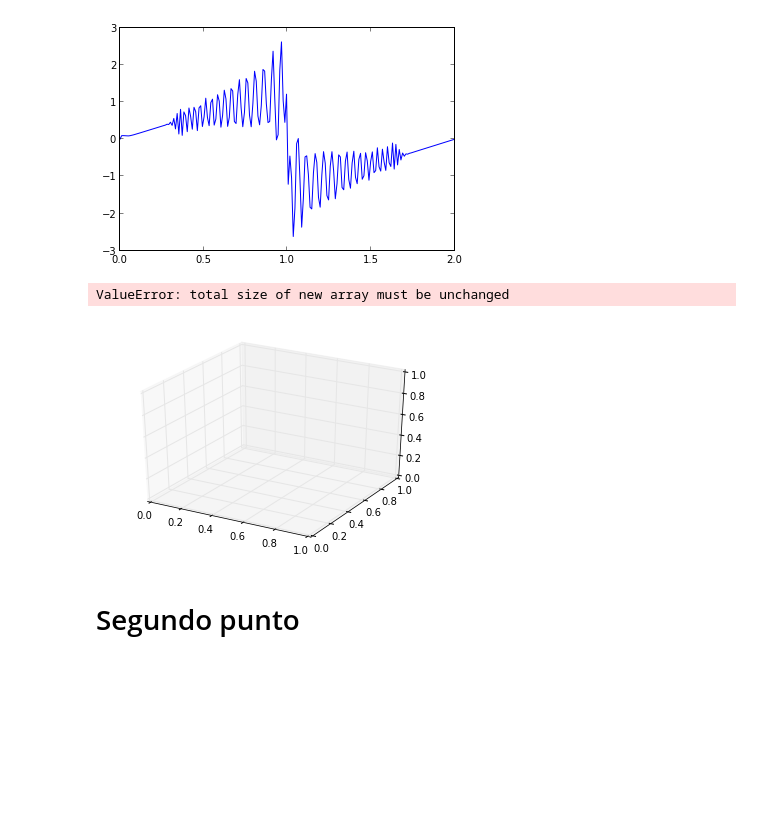
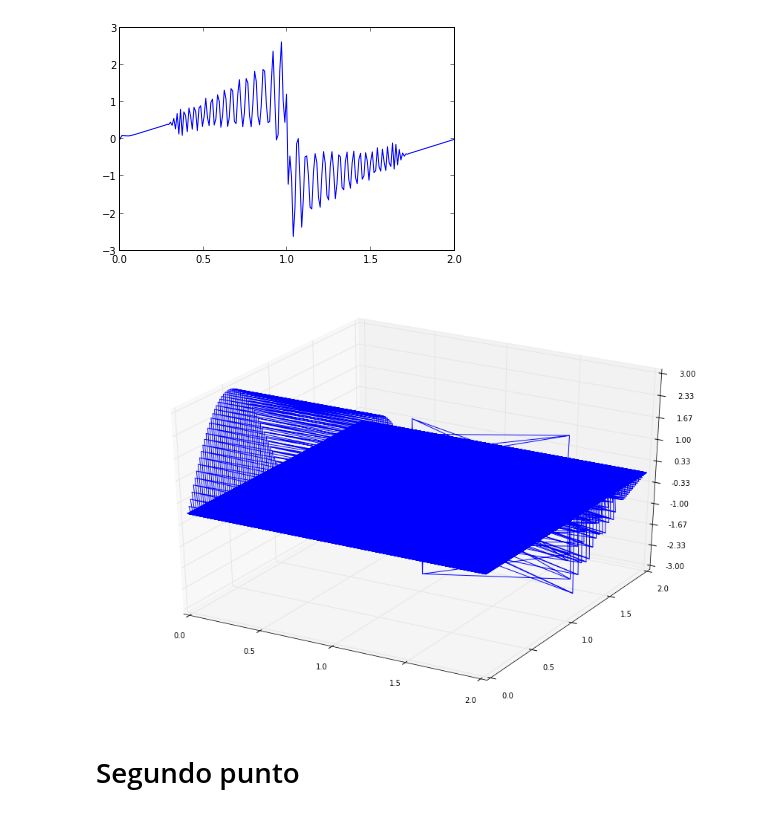
Before and after one commit to Alejogon/Tarea7, a Jupyter notebook: burger.ipynb, the cells around one changed output. Drawn from its saved outputs; the diff is of its cells as text; code cells hidden in the pictures; blank space fills up the shorter version.

Commit message:
grafica da extra;a

```diff
--- a/burger.ipynb
+++ b/burger.ipynb
@@ -24,7 +26,7 @@ u = 3.0 * sin(pi*x)
 # %%
 t = zeros(n_t)
 for i in range (n_t):
-    t[i] = (i+1)*dt
+    t[i] = (i)*dt
 # %%
 plot (x,u)
 # %% [output]
@@ -39,12 +41,21 @@ u[-1] = 0
 # %%
 u_past = zeros(n_x)
 u_2past = zeros(n_x)
+
+utodos=np.zeros((n_x,n_t))
+
+
+for j in range (n_x):
+    utodos[j,0]=u[j]
+
+
 for n in range(n_t):
     plot(x,u)
     u_past = u.copy()
     u_2past = u_past.copy()
     for i in range(2,n_x-1):
         u[i]=u_2past[i]-(B/2)*( u_past[i+1]**2 -  u_past[i-1]**2 )
+        utodos[i,j]=u[i]
 # %% [output]
 [figure]
 # %%
@@ -52,18 +63,21 @@ plot (x,u)
 # %% [output]
 [<matplotlib.lines.Line2D at 0x...>]
 [figure]
-# %%
-#Grafica 3D
-
-grid_x, grid_y = mgrid[-1:1:200j, -1:1:200j]
-grid_z = u
-
-fig = figure()
-ax = fig.add_subplot(1,1,1, projection='3d')
-ax.plot_surface(grid_x,grid_y,grid_z)
-# %% [output]
-ValueError: total size of new array must be unchanged
-[figure, removed]
+# %%
+#Grafica 3D
+
+x = linspace(0,2,n_x)
+t = linspace(0,2,n_t)
+
+fig = plt.figure(figsize(15,10))
+ax = fig.gca(projection='3d')
+x ,t = np.meshgrid(x,t)
+surf = ax.plot_wireframe(x,t,utodos)
+
+ax.zaxis.set_major_locator(LinearLocator(10))
+ax.zaxis.set_major_formatter(FormatStrFormatter('%.02f'))
+# %% [output]
+[figure, added]
 # %% [markdown]
 # Segundo punto
 # %%
```
Also changed, not shown: parts of 1 cell of this notebook.
